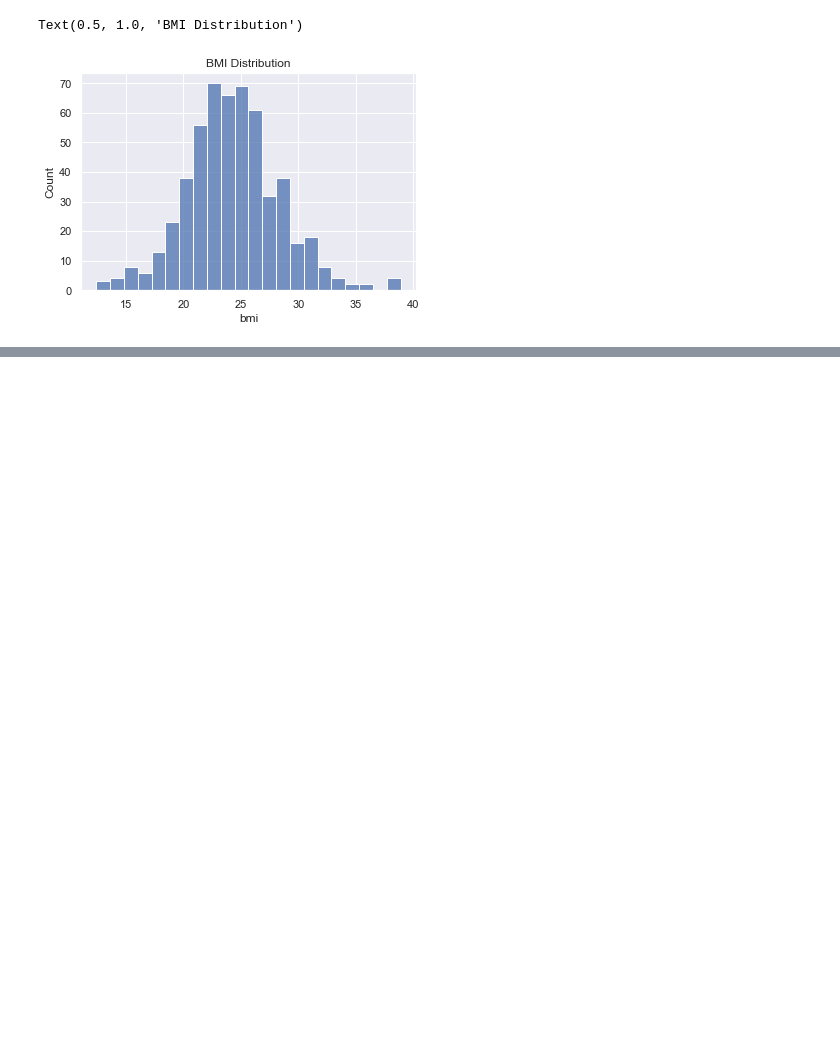
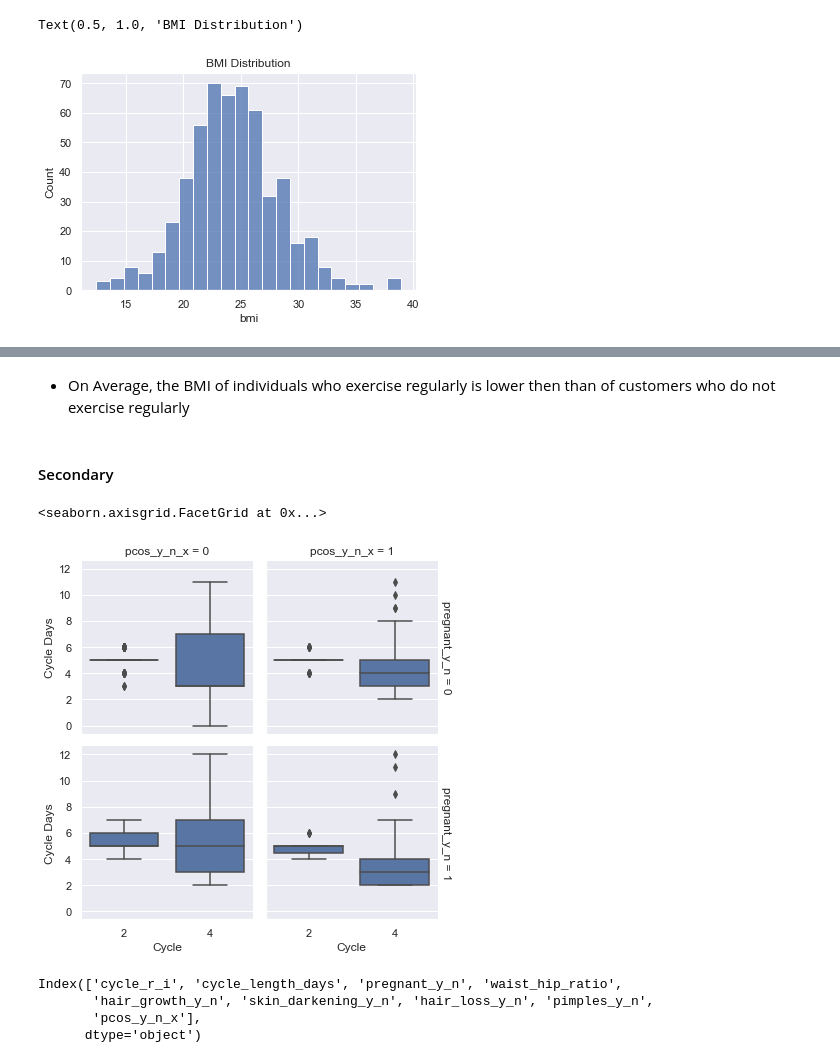
Before and after one commit to Nyairo4/PCOS, a Jupyter notebook: Pcos_Classification_Prediction.ipynb, the cells around one changed output, grey strips where cells are left out. Saved outputs shown, nothing was run; the diff lists cells and outputs as text; code cells hidden in the pictures; blank space fills up the shorter version.

```diff
--- a/Pcos_Classification_Prediction.ipynb
+++ b/Pcos_Classification_Prediction.ipynb
@@ -282,0 +308,18 @@ sns.boxplot(data = lstly, x = "bmi", y = "pcos_y_n_x")
+# %% [markdown]
+* On Average, the BMI of individuals who exercise regularly is lower then than of customers who do not exercise regularly
+# %% [markdown]
+#### Secondary
+# %%
+g3 = sns.FacetGrid(sec_stmp, col = "pcos_y_n_x", row = "pregnant_y_n",margin_titles=True)
+g3.map(sns.boxplot, "cycle_r_i", "cycle_length_days",order = [2,4])
+g3.set_axis_labels("Cycle","Cycle Days")
+# %% [output]
+<seaborn.axisgrid.FacetGrid at 0x...>
+[figure, added]
+# %%
+sec_stmp.columns
+# %% [output]
+Index(['cycle_r_i', 'cycle_length_days', 'pregnant_y_n', 'waist_hip_ratio',
+       'hair_growth_y_n', 'skin_darkening_y_n', 'hair_loss_y_n', 'pimples_y_n',
+       'pcos_y_n_x'],
+      dtype='object')
```
Also changed, not shown: parts of 17 cells of this notebook.
